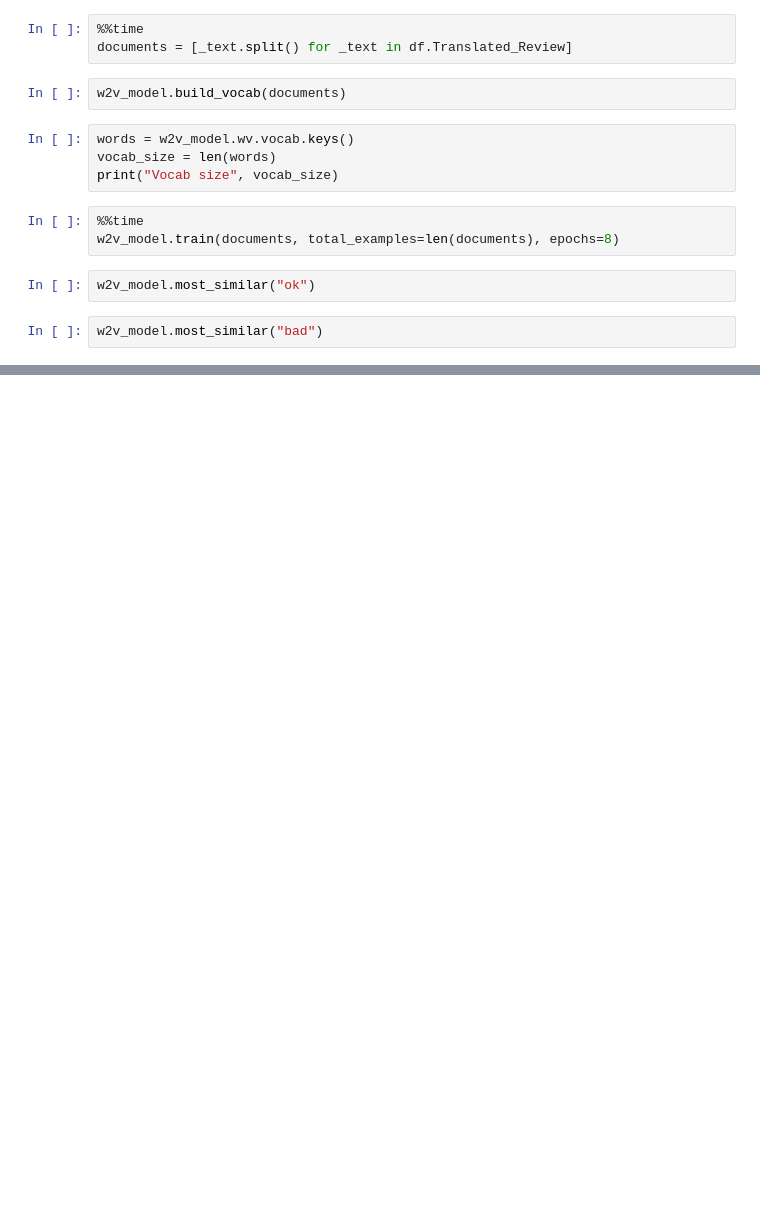
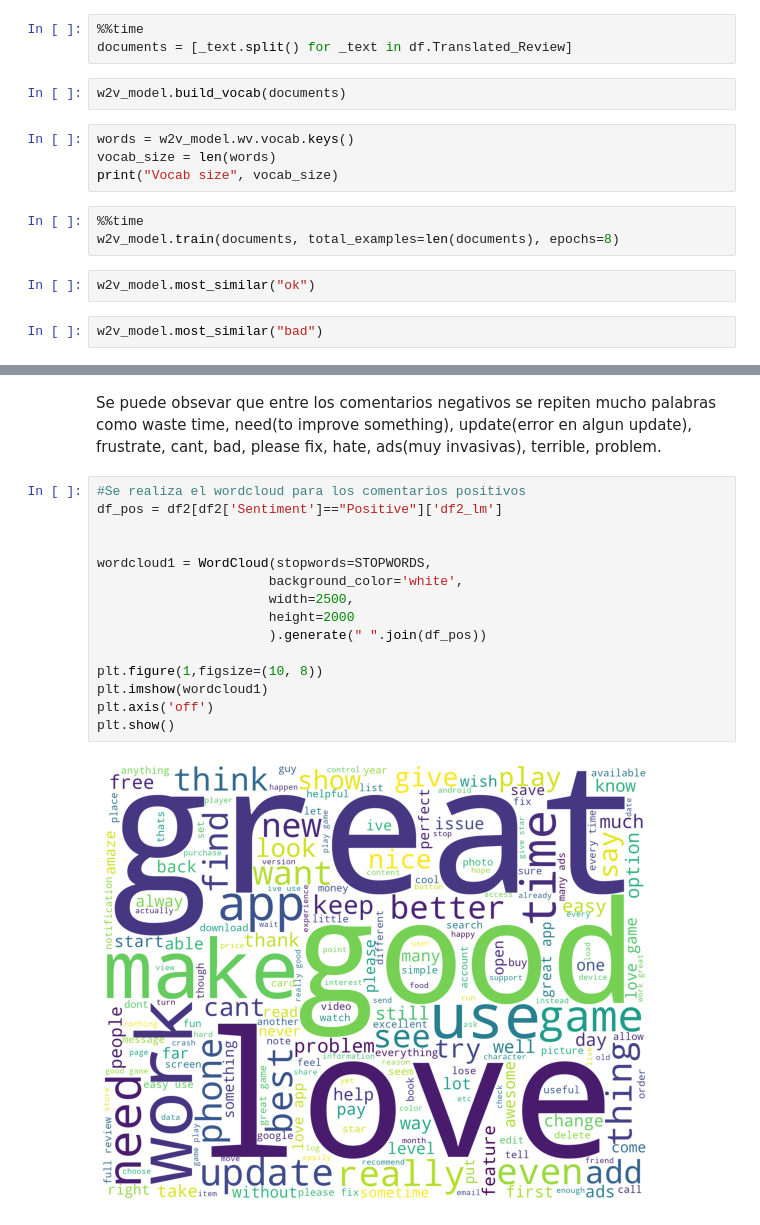
Before and after one commit to joseemaro/bdm_EvaluatingGoogleApps, a Jupyter notebook: tpfinal_reviews.ipynb, the cells around one changed output, grey strips where cells are left out. Drawn from its saved outputs; the diff is of its cells as text; blank space fills up the shorter version.

```diff
--- a/tpfinal_reviews.ipynb
+++ b/tpfinal_reviews.ipynb
@@ -101,0 +410,19 @@ w2v_model.most_similar("bad")
+# %% [markdown]
+Se puede obsevar que entre los comentarios negativos se repiten mucho palabras como waste time, need(to improve something), update(error en algun update), frustrate, cant, bad, please fix, hate, ads(muy invasivas), terrible, problem.
+# %%
+#Se realiza el wordcloud para los comentarios positivos
+df_pos = df2[df2['Sentiment']=="Positive"]['df2_lm']
+
+
+wordcloud1 = WordCloud(stopwords=STOPWORDS,
+                      background_color='white',
+                      width=2500,
+                      height=2000
+                      ).generate(" ".join(df_pos))
+
+plt.figure(1,figsize=(10, 8))
+plt.imshow(wordcloud1)
+plt.axis('off')
+plt.show()
+# %% [output]
+[figure, added]
```
Also changed, not shown: parts of 29 cells of this notebook.
